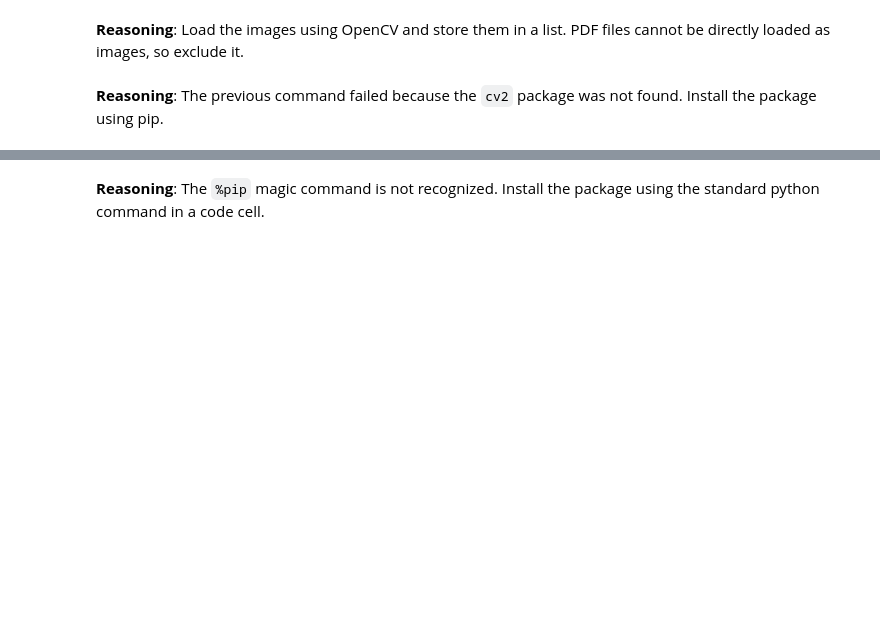
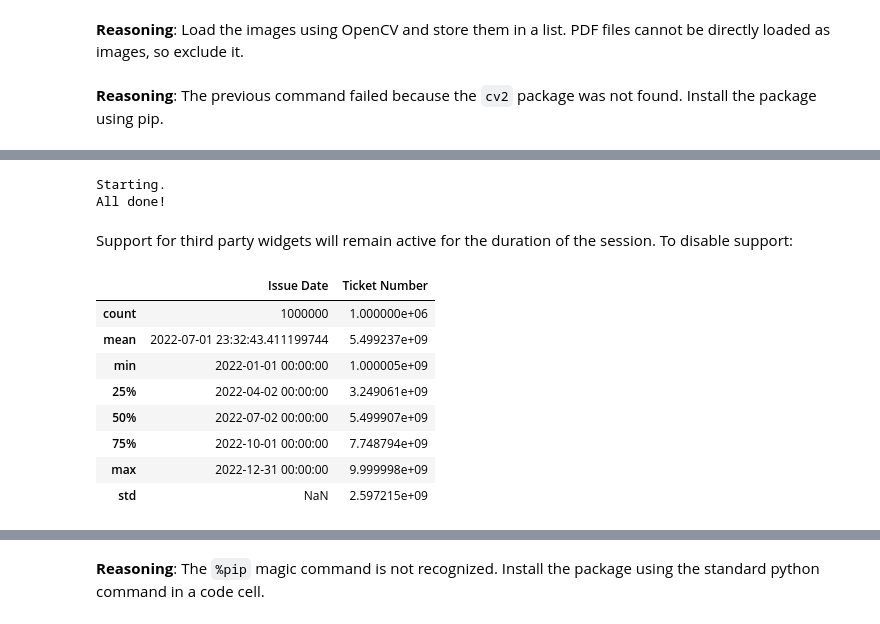
Before and after one commit to microsoft/.github, a Jupyter notebook: Cosmic_Simulation_AI_and_Audio.ipynb, the cells around one changed output, grey strips where cells are left out. Drawn from its saved outputs; the diff is of its cells as text; code cells hidden in the pictures; blank space fills up the shorter version.

```diff
--- a/Cosmic_Simulation_AI_and_Audio.ipynb
+++ b/Cosmic_Simulation_AI_and_Audio.ipynb
@@ -77,0 +177,24 @@ Julia does not use the IPython `%magic` syntax.   To interact with the IJulia ke
+# %%
+import time
+import sys
+from google.colab import output
+
+print('Starting.')
+
+with output.use_tags('some_outputs'):
+  sys.stdout.write('working....\n')
+  sys.stdout.flush();
+  time.sleep(2)
+
+  sys.stdout.write('still working...\n')
+  sys.stdout.flush();
+  time.sleep(2)
+
+# Now clear the previous outputs.
+output.clear(output_tags='some_outputs')
+print('All done!')
+# %% [output]
+Starting.
+All done!
+# %% [markdown]
+Support for third party widgets will remain active for the duration of the session. To disable support:
@@ -77,0 +213,12 @@ Julia does not use the IPython `%magic` syntax.   To interact with the IJulia ke
+# %%
+df.describe()
+# %% [output]
+|  | Issue Date | Ticket Number |
+| count | 1000000 | 1.000000e+06 |
+| mean | 2022-07-01 23:32:43.411199744 | 5.499237e+09 |
+| min | 2022-01-01 00:00:00 | 1.000005e+09 |
+| 25% | 2022-04-02 00:00:00 | 3.249061e+09 |
+| 50% | 2022-07-02 00:00:00 | 5.499907e+09 |
+| 75% | 2022-10-01 00:00:00 | 7.748794e+09 |
+| max | 2022-12-31 00:00:00 | 9.999998e+09 |
+| std | NaN | 2.597215e+09 |
```
Also changed, not shown: parts of 15 cells of this notebook.
